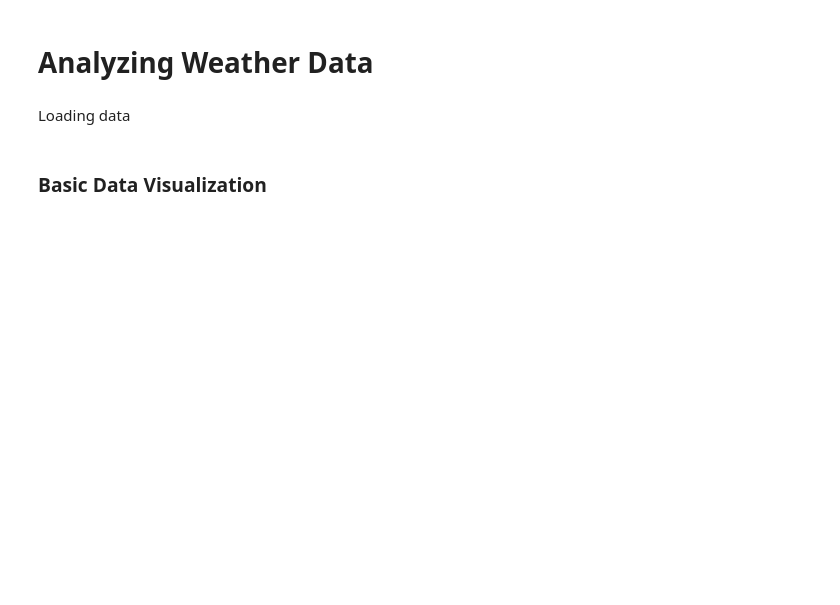
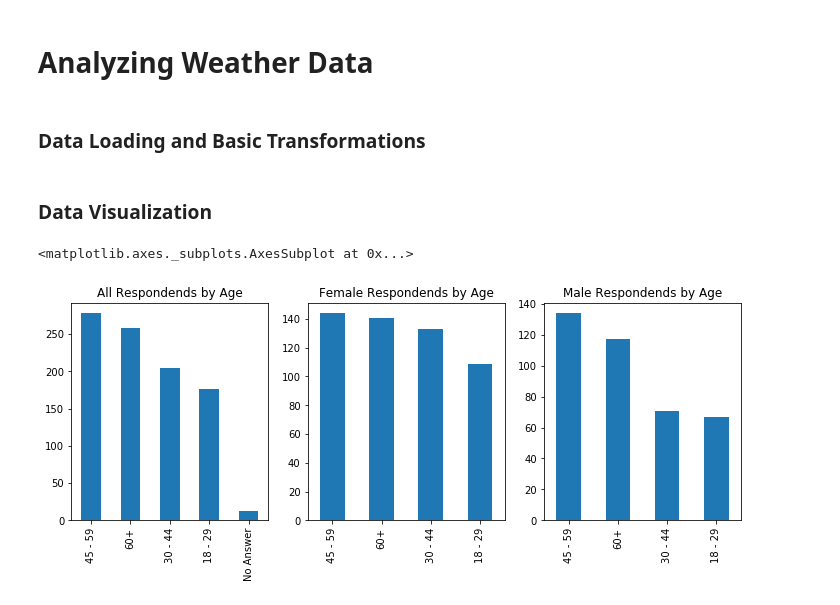
Before and after one commit to carrrmi/weatherAnalysis, a Jupyter notebook: data_cleanup.ipynb, the cells around one changed output. Cells and saved outputs as stored; diff of their text form; code cells hidden in the pictures; blank space fills up the shorter version.

```diff
--- a/data_cleanup.ipynb
+++ b/data_cleanup.ipynb
@@ -7,4 +8,4 @@ import matplotlib.pyplot as plt
 %matplotlib inline
-# %% [markdown]
-Loading data
+# %% [markdown]
+### Data Loading and Basic Transformations
 # %%
@@ -24,3 +25,12 @@ for category in categories:
 cleanedData = weather.replace("-","No Answer")
 # %% [markdown]
-### Basic Data Visualization
+### Data Visualization
+# %%
+fig, axes = plt.subplots(nrows=1, ncols=3, figsize=(12,4))
+
+cleanedData['age'].value_counts().plot(kind='bar', title='All Respondends by Age', ax=axes[0])
+cleanedData[cleanedData['gender']=='Female']['age'].value_counts().plot(kind='bar', title='Female Respondends by Age', ax=axes[1])
+cleanedData[cleanedData['gender']=='Male']['age'].value_counts().plot(kind='bar', title='Male Respondends by Age', ax=axes[2])
+# %% [output]
+<matplotlib.axes._subplots.AxesSubplot at 0x...>
+[figure, added]
```
Also changed, not shown: parts of 13 cells of this notebook.
